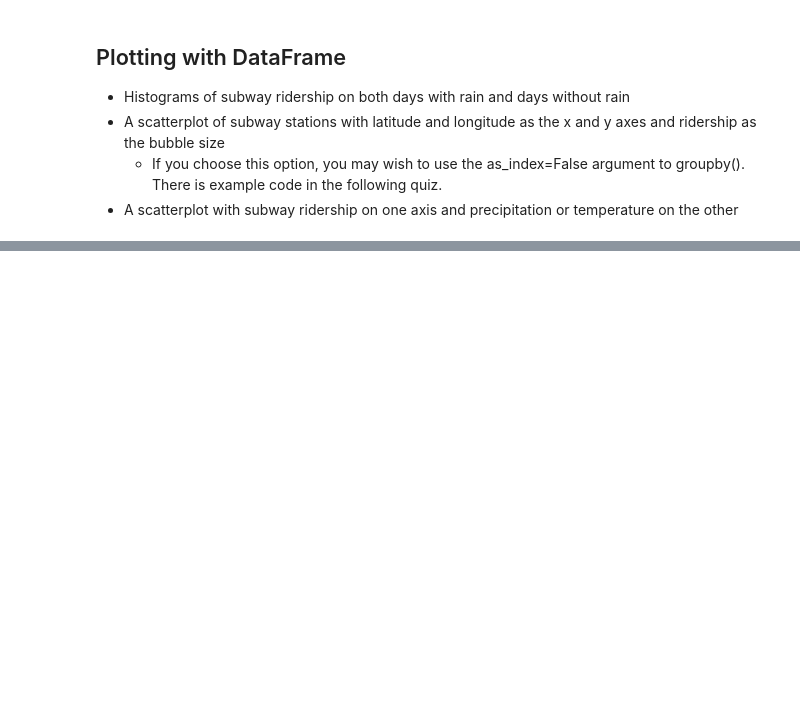
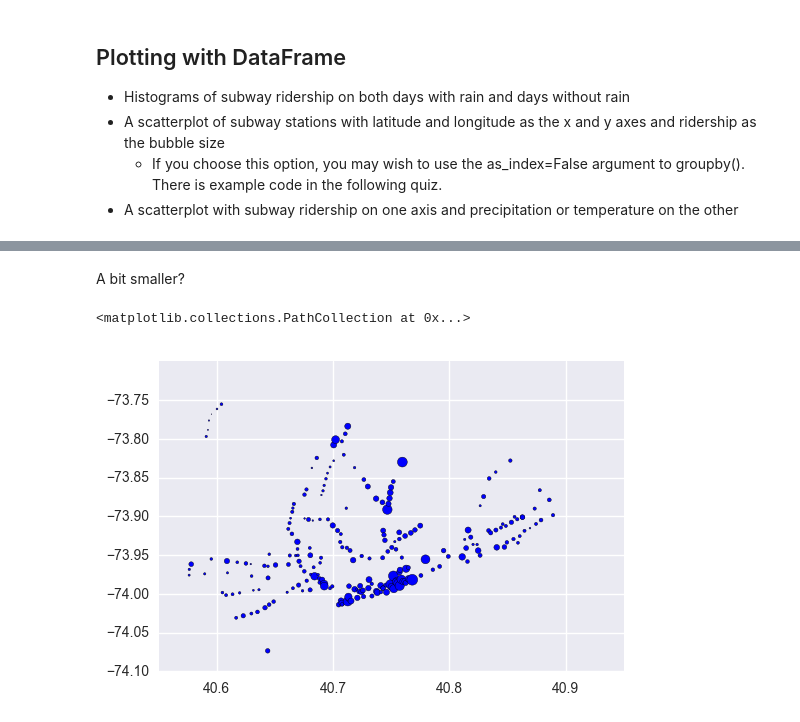
Before and after one commit to ilho-tiger/data-analytics-udacity, a Jupyter notebook: 2_investigate_data/numpy_pandas/Numpy and Pandas tryouts.ipynb, the cells around one changed output, grey strips where cells are left out. Drawn from its saved outputs; the diff is of its cells as text; code cells hidden in the pictures; blank space fills up the shorter version.

```diff
--- a/2_investigate_data/numpy_pandas/Numpy and Pandas tryouts.ipynb
+++ b/2_investigate_data/numpy_pandas/Numpy and Pandas tryouts.ipynb
@@ -1118,0 +1197,8 @@ ridership_df.groupby(['UNIT'], as_index=False).first()
+# %% [markdown]
+A bit smaller?
+# %%
+plt.scatter(data_by_location['latitude'], data_by_location['longitude'],
+            s=scaled_entries*10)   # s for argument to sizes
+# %% [output]
+<matplotlib.collections.PathCollection at 0x...>
+[figure, added]
```
Also changed, not shown: parts of 11 cells of this notebook, 1 other file.
